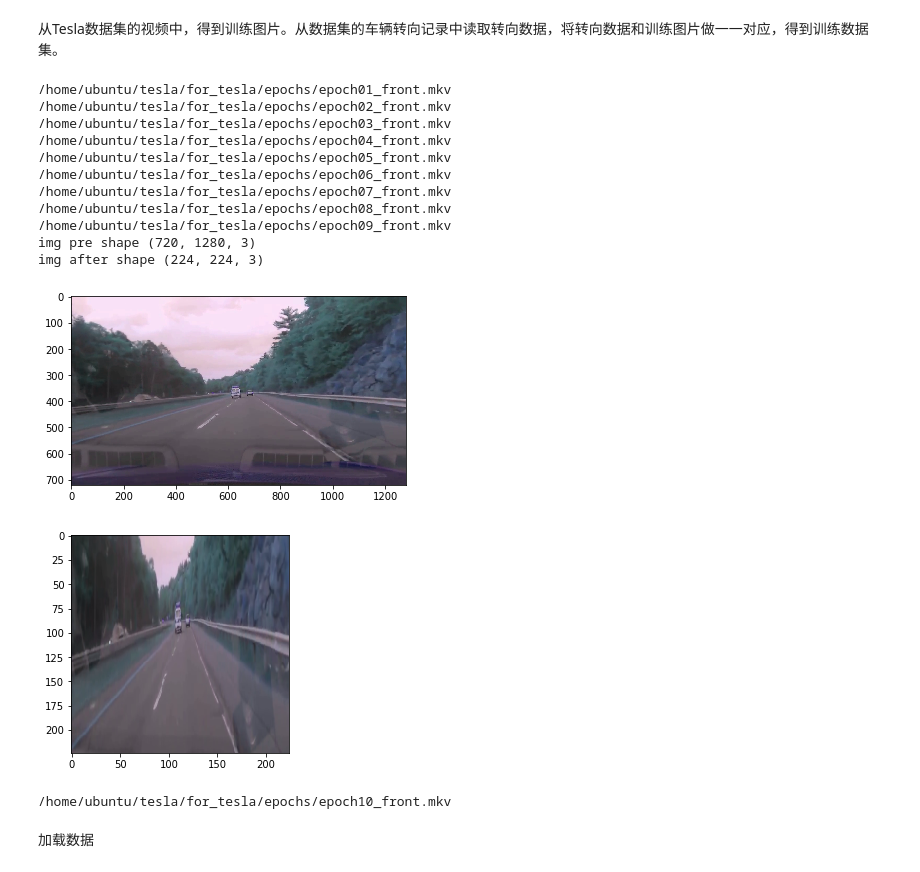
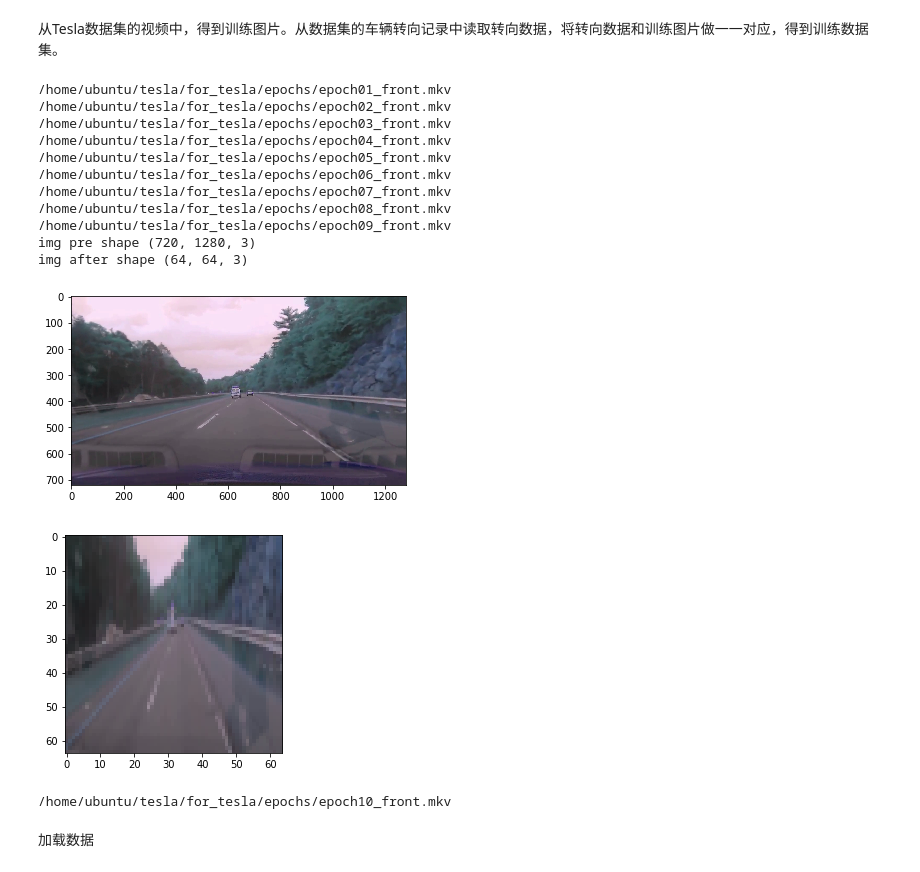
Before and after one commit to rosaann/for_tesla, a Jupyter notebook: deep_tesla.ipynb, the cells around one changed output. Drawn from its saved outputs; the diff is of its cells as text; code cells hidden in the pictures.

```diff
--- a/deep_tesla.ipynb
+++ b/deep_tesla.ipynb
@@ -63,21 +63,21 @@ def loadVideoAndResize(resize_w, resize_h):
      #   pickle.dump((img_list_val, steer_list_val), open(val_add, 'wb'))
 # %%
 #将视频解码成预训练网络需要的图片尺寸的图片
-loadVideoAndResize(224, 224)
+loadVideoAndResize(64, 64)
 # %% [output]
 /home/ubuntu/tesla/for_tesla/epochs/epoch01_front.mkv
 /home/ubuntu/tesla/for_tesla/epochs/epoch02_front.mkv
 /home/ubuntu/tesla/for_tesla/epochs/epoch03_front.mkv
 /home/ubuntu/tesla/for_tesla/epochs/epoch04_front.mkv
 /home/ubuntu/tesla/for_tesla/epochs/epoch05_front.mkv
 /home/ubuntu/tesla/for_tesla/epochs/epoch06_front.mkv
 /home/ubuntu/tesla/for_tesla/epochs/epoch07_front.mkv
 /home/ubuntu/tesla/for_tesla/epochs/epoch08_front.mkv
 /home/ubuntu/tesla/for_tesla/epochs/epoch09_front.mkv
 img pre shape (720, 1280, 3)
-img after shape (224, 224, 3)
+img after shape (64, 64, 3)
 [figure]
-[figure, old version]
+[figure, new version]
 /home/ubuntu/tesla/for_tesla/epochs/epoch10_front.mkv
 # %% [markdown]
 加载数据
```
Also changed, not shown: parts of 5 cells of this notebook.
